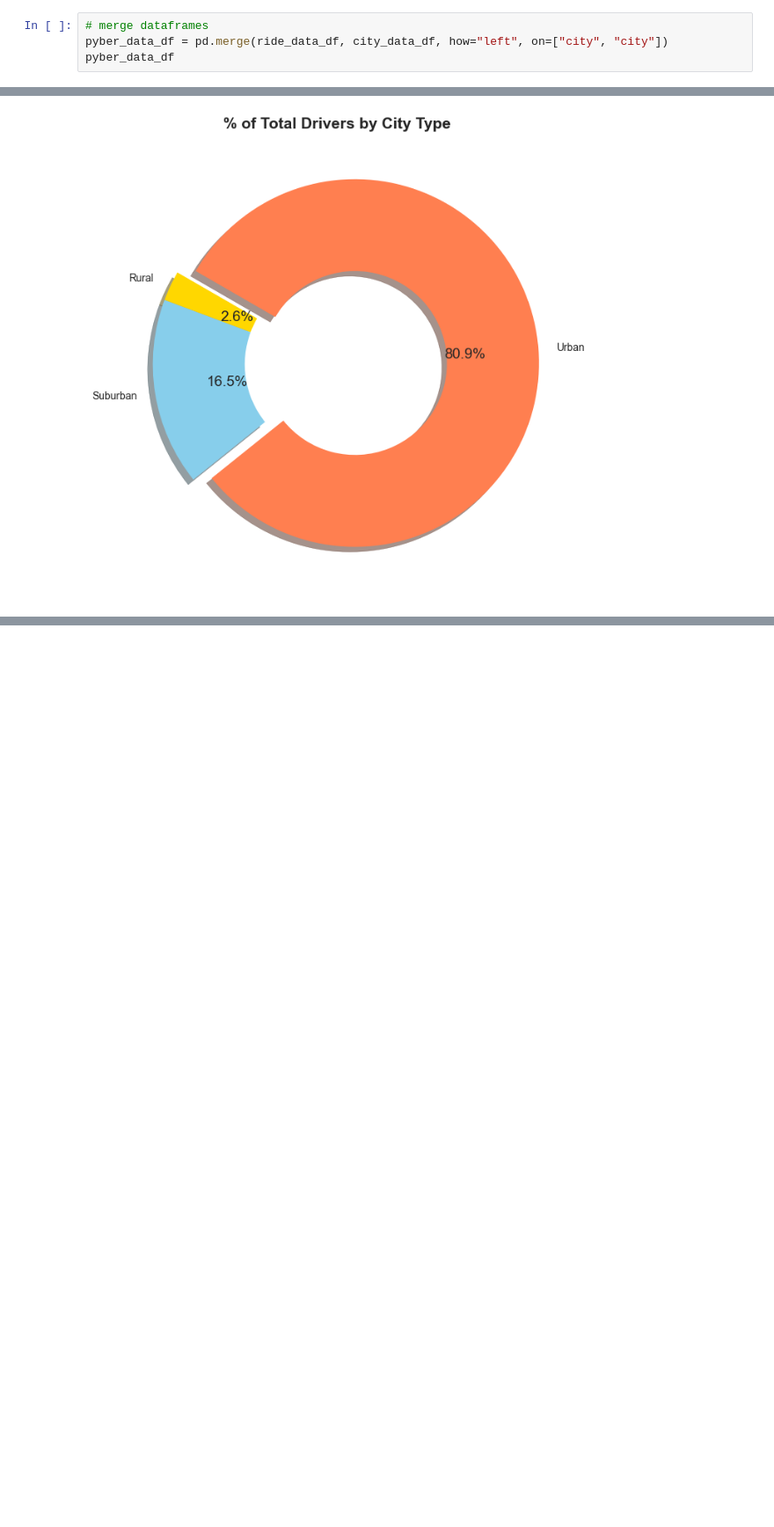
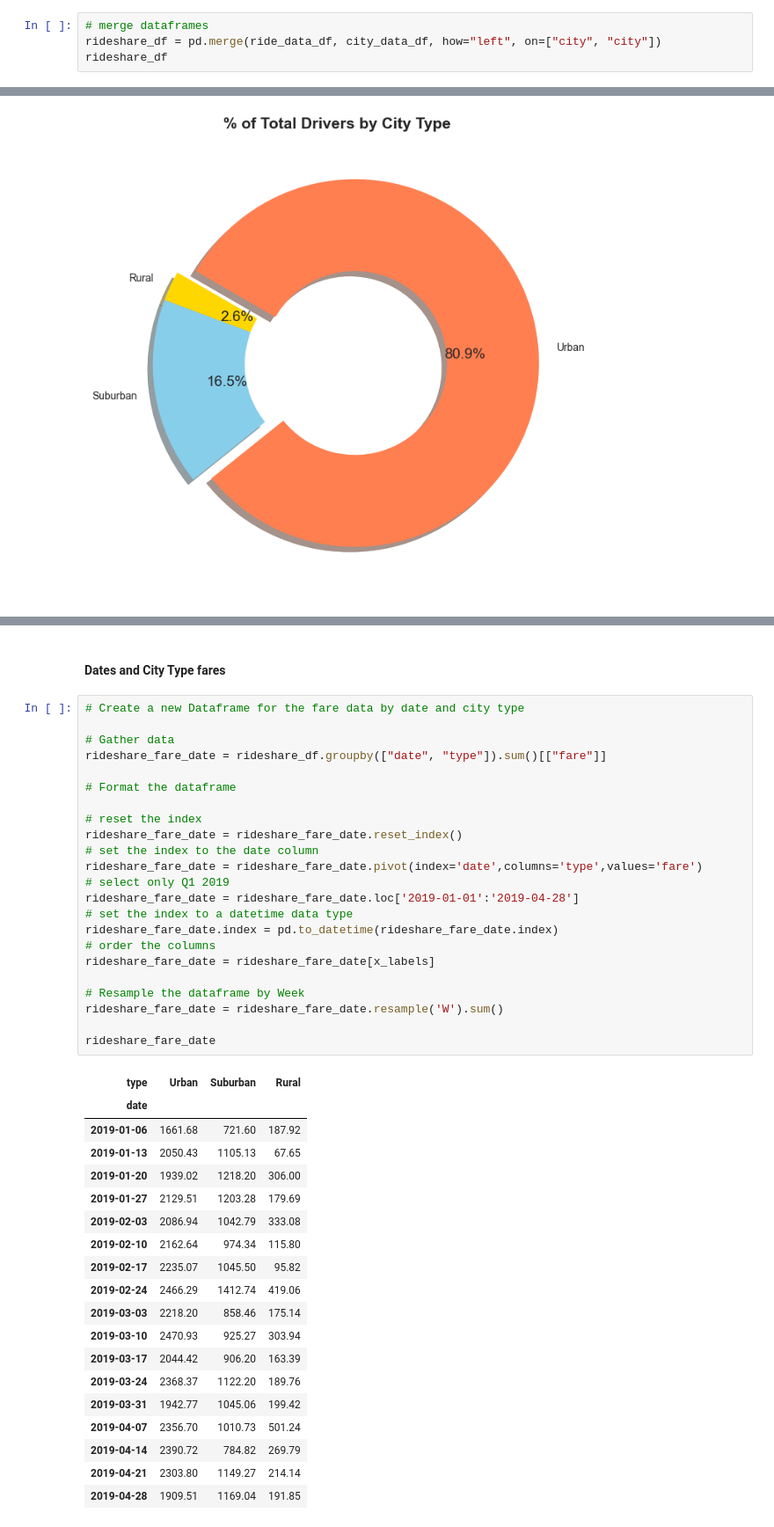
Before and after one commit to LJD0/Rideshare_Analysis, a Jupyter notebook: RideShare_Analysis.ipynb, the cells around one changed output, grey strips where cells are left out. Shown: that part at 88% size. Drawn from its saved outputs; the diff is of its cells as text; blank space fills up the shorter version.

```diff
--- a/RideShare_Analysis.ipynb
+++ b/RideShare_Analysis.ipynb
@@ -22,8 +21,8 @@ ride_data_df = pd.read_csv(ride_data_path)
 city_data_df = pd.read_csv(city_data_path)
 # %%
 # merge dataframes
-pyber_data_df = pd.merge(ride_data_df, city_data_df, how="left", on=["city", "city"])
-pyber_data_df
+rideshare_df = pd.merge(ride_data_df, city_data_df, how="left", on=["city", "city"])
+rideshare_df
 # %% [output]
 |  | city | date | fare | ride_id | driver_count | type |
 | 0 | Lake Jonathanshire | 2019-01-14 10:14:22 | 13.83 | 5739410935873 | 5 | Urban |
@@ -340,0 +405,45 @@ mpl.rcParams['font.size'] = 14
+# %% [markdown]
+#### Dates and City Type fares
+# %%
+# Create a new Dataframe for the fare data by date and city type
+
+# Gather data
+rideshare_fare_date = rideshare_df.groupby(["date", "type"]).sum()[["fare"]]
+
+# Format the dataframe
+
+# reset the index
+rideshare_fare_date = rideshare_fare_date.reset_index()
+# set the index to the date column
+rideshare_fare_date = rideshare_fare_date.pivot(index='date',columns='type',values='fare')
+# select only Q1 2019
+rideshare_fare_date = rideshare_fare_date.loc['2019-01-01':'2019-04-28']
+# set the index to a datetime data type
+rideshare_fare_date.index = pd.to_datetime(rideshare_fare_date.index)
+# order the columns
+rideshare_fare_date = rideshare_fare_date[x_labels]
+
+# Resample the dataframe by Week
+rideshare_fare_date = rideshare_fare_date.resample('W').sum()
+
+rideshare_fare_date
+# %% [output]
+| type | Urban | Suburban | Rural |
+| date |  |  |  |
+| 2019-01-06 | 1661.68 | 721.60 | 187.92 |
+| 2019-01-13 | 2050.43 | 1105.13 | 67.65 |
+| 2019-01-20 | 1939.02 | 1218.20 | 306.00 |
+| 2019-01-27 | 2129.51 | 1203.28 | 179.69 |
+| 2019-02-03 | 2086.94 | 1042.79 | 333.08 |
+| 2019-02-10 | 2162.64 | 974.34 | 115.80 |
+| 2019-02-17 | 2235.07 | 1045.50 | 95.82 |
+| 2019-02-24 | 2466.29 | 1412.74 | 419.06 |
+| 2019-03-03 | 2218.20 | 858.46 | 175.14 |
+| 2019-03-10 | 2470.93 | 925.27 | 303.94 |
+| 2019-03-17 | 2044.42 | 906.20 | 163.39 |
+| 2019-03-24 | 2368.37 | 1122.20 | 189.76 |
+| 2019-03-31 | 1942.77 | 1045.06 | 199.42 |
+| 2019-04-07 | 2356.70 | 1010.73 | 501.24 |
+| 2019-04-14 | 2390.72 | 784.82 | 269.79 |
+| 2019-04-21 | 2303.80 | 1149.27 | 214.14 |
+| 2019-04-28 | 1909.51 | 1169.04 | 191.85 |
```
Also changed, not shown: parts of 9 cells of this notebook, 2 other files.
